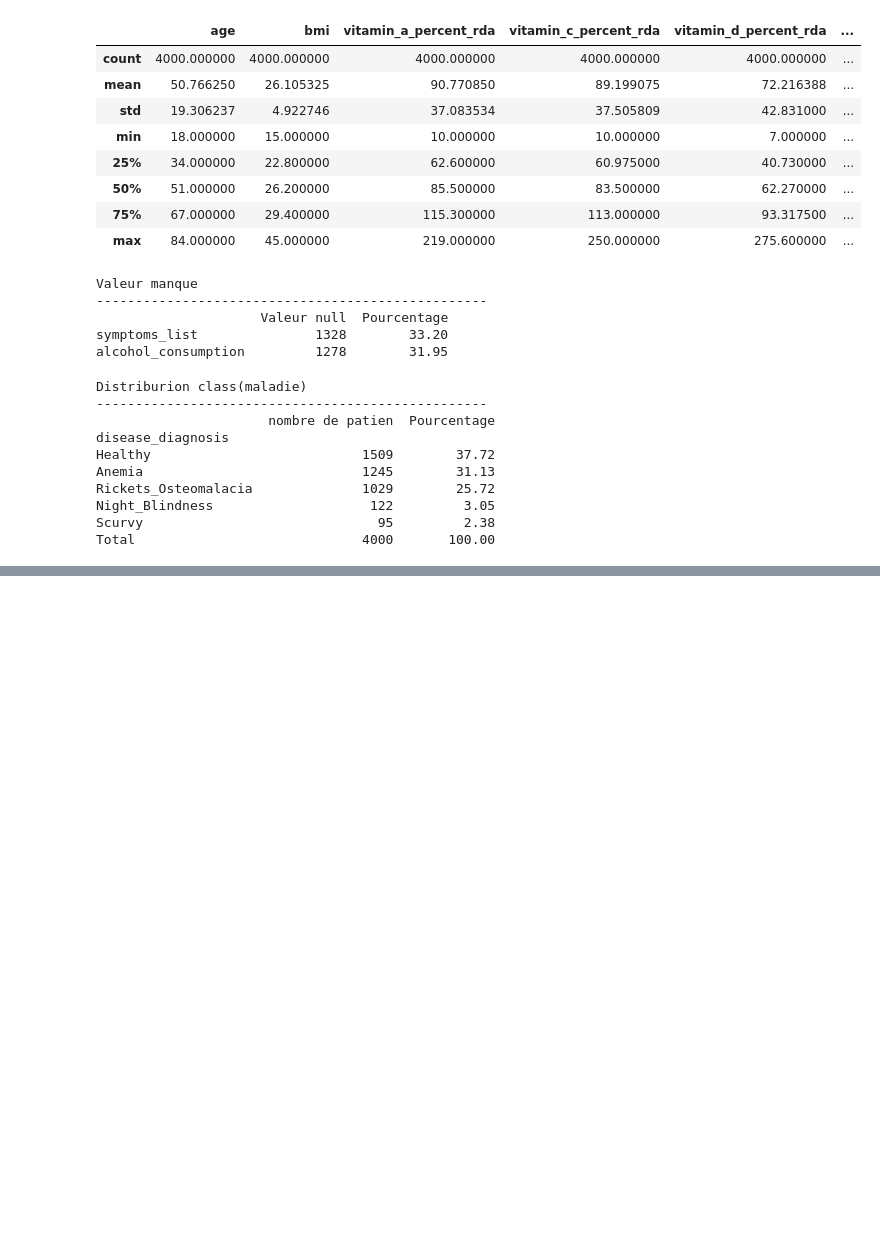
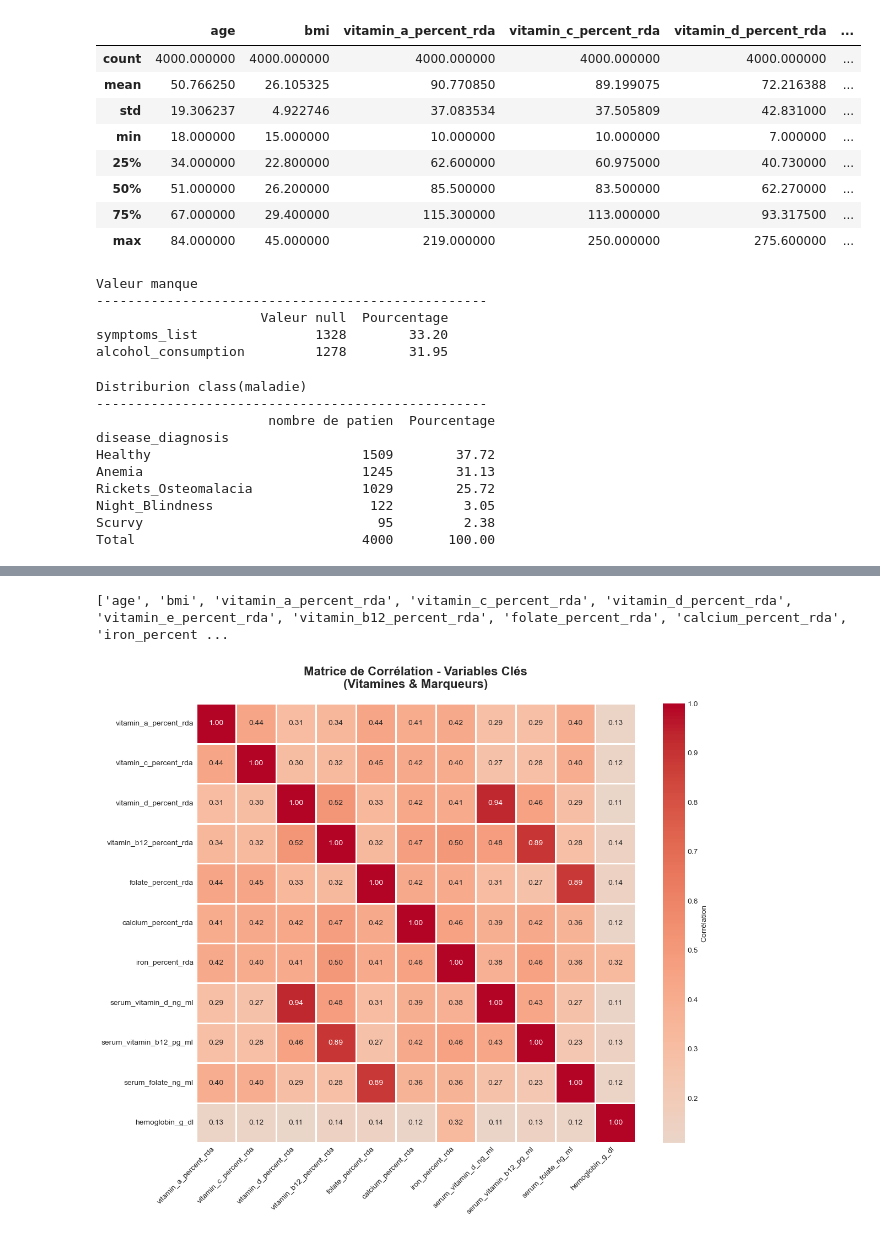
Before and after one commit to serdarvarl/projet_vitamin_IA, a Jupyter notebook: notebooks/data_vis.ipynb, the cells around one changed output, grey strips where cells are left out. Drawn from its saved outputs; the diff is of its cells as text; code cells hidden in the pictures; blank space fills up the shorter version.

```diff
--- a/notebooks/data_vis.ipynb
+++ b/notebooks/data_vis.ipynb
@@ -145,0 +290,50 @@ Total                             4000       100.00
+# %%
+#specifique  correlation
+
+
+print(numerique_colon)
+
+
+selection_var = [
+    'vitamin_a_percent_rda',
+    'vitamin_c_percent_rda',
+    'vitamin_d_percent_rda',
+    'vitamin_b12_percent_rda',
+    'folate_percent_rda',
+    'calcium_percent_rda',
+    'iron_percent_rda',
+    'serum_vitamin_d_ng_ml',
+    'serum_vitamin_b12_pg_ml',
+    'serum_folate_ng_ml',
+    'hemoglobin_g_dl',
+]
+
+
+selection_corr =df[selection_var].corr()
+
+
+
+# Heatmap
+plt.figure(figsize=(12, 10))
+
+sns.heatmap(
+    selection_corr,
+    annot=True,            # ← Şimdi sayıları göster!
+    fmt='.2f',             # 2 ondalık
+    cmap='coolwarm',
+    center=0,
+    square=True,
+    linewidths=1,
+    linecolor='white',
+    cbar_kws={'label': 'Corrélation'}
+)
+
+plt.title('Matrice de Corrélation - Variables Clés\n(Vitamines & Marqueurs)',
+          fontsize=16, fontweight='bold', pad=20)
+plt.xticks(rotation=45, ha='right', fontsize=10)
+plt.yticks(rotation=0, fontsize=10)
+plt.tight_layout()
+plt.show()
+# %% [output]
+['age', 'bmi', 'vitamin_a_percent_rda', 'vitamin_c_percent_rda', 'vitamin_d_percent_rda', 'vitamin_e_percent_rda', 'vitamin_b12_percent_rda', 'folate_percent_rda', 'calcium_percent_rda', 'iron_percent ...
+[figure, added]
```
Also changed, not shown: parts of 11 cells of this notebook.
